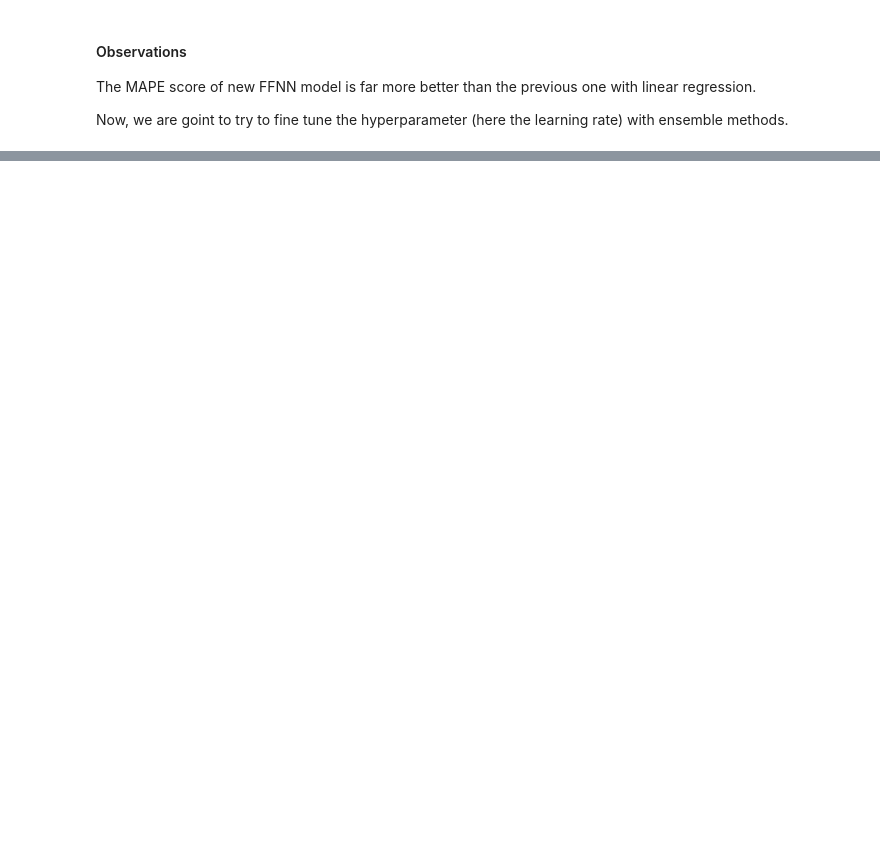
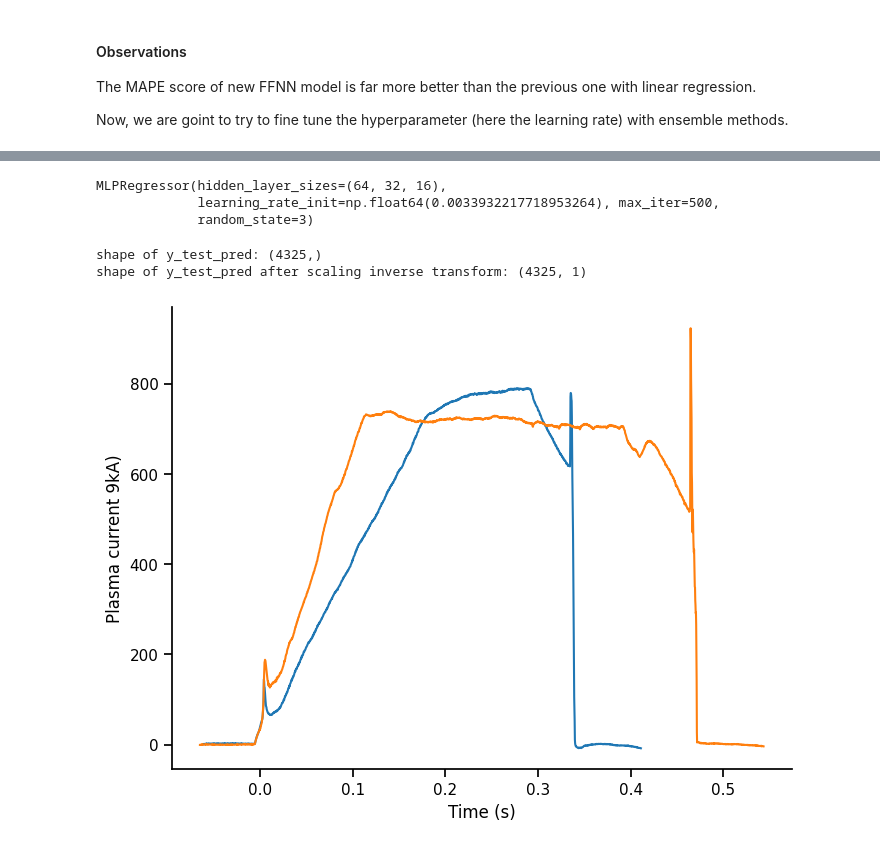
Before and after one commit to LouisBrusset/ITER-data-science-challenges, a Jupyter notebook: notebooks/MAST Plasma Current.ipynb, the cells around one changed output, grey strips where cells are left out. Saved outputs shown, nothing was run; the diff lists cells and outputs as text; code cells hidden in the pictures; blank space fills up the shorter version.

```diff
--- a/notebooks/MAST Plasma Current.ipynb
+++ b/notebooks/MAST Plasma Current.ipynb
@@ -849,0 +906,40 @@ plt.show()
+# %%
+# Create the model with the best learning rate
+model = MLPRegressor(
+    hidden_layer_sizes=(64, 32, 16),
+    activation='relu',
+    solver='adam',
+    max_iter=500,
+    random_state=3,
+    learning_rate_init=best_lr
+)
+model.fit(X_preprocessed, y_preprocessed.flatten())     # Warning: train with the training set!!
+# %% [output]
+MLPRegressor(hidden_layer_sizes=(64, 32, 16),
+             learning_rate_init=np.float64(0.0033932217718953264), max_iter=500,
+             random_state=3)
+# %%
+# Test the model
+y_test_pred = model.predict(X_test_pca_reduced)
+print("shape of y_test_pred:", y_test_pred.shape)
+y_test_pred = scaler_for_y.inverse_transform(y_test_pred.reshape(-1, 1))
+print("shape of y_test_pred after scaling inverse transform:", y_test_pred.shape)
+# %% [output]
+shape of y_test_pred: (4325,)
+shape of y_test_pred after scaling inverse transform: (4325, 1)
+# %%
+sns.set_context("notebook")
+axes = plt.subplots(figsize=(8, 6))[1]
+
+
+for shot_index in np.unique(test.shot_index):
+    index = test.shot_index == shot_index
+
+    axes.plot(test.loc[index, "time"], y_test_pred[index])
+
+axes.set_xlabel("Time (s)")
+axes.set_ylabel("Plasma current 9kA)")
+sns.despine()
+plt.show()
+# %% [output]
+[figure, added]
```
Also changed, not shown: parts of 12 cells of this notebook.
